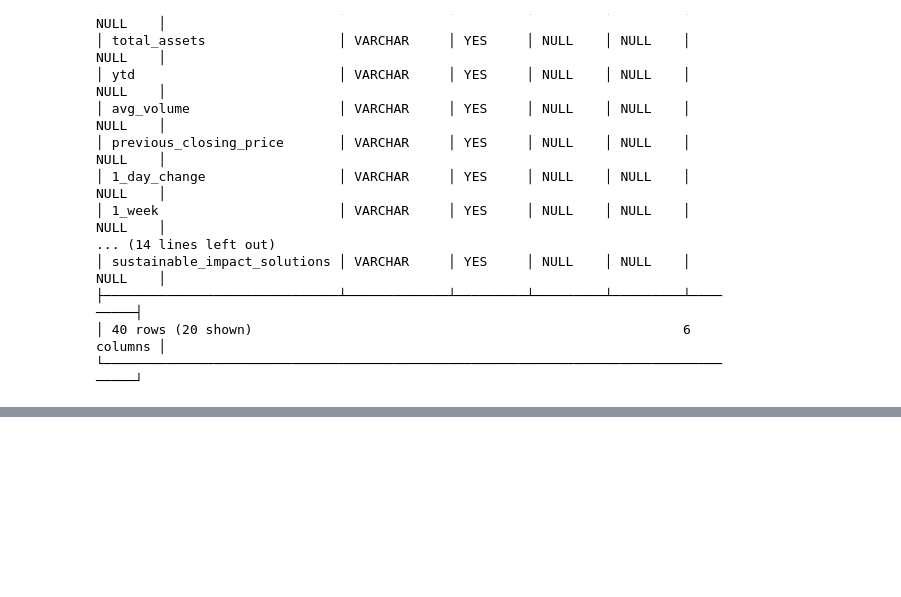
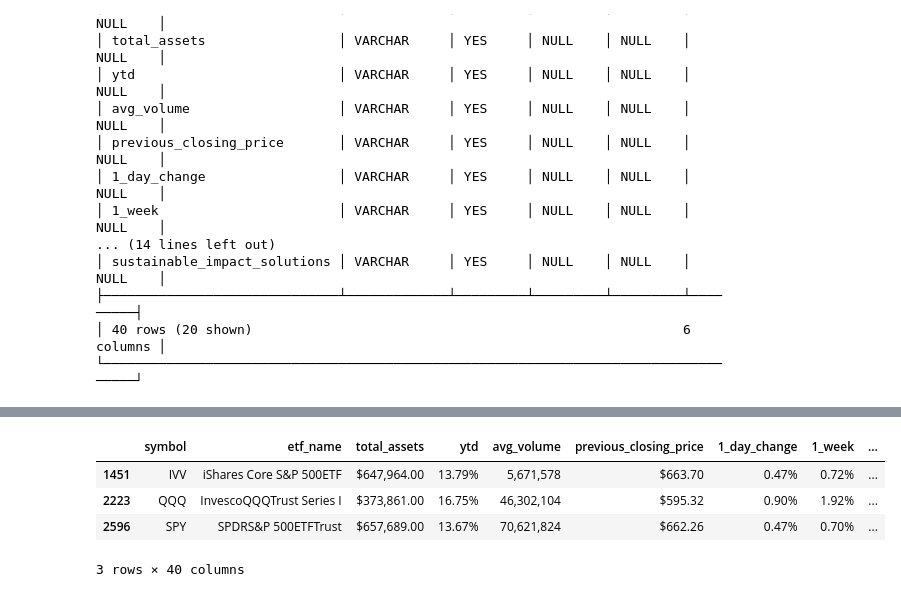
Before and after one commit to ming-berkeley/etf_repo, a Jupyter notebook: etf_duckdb.ipynb, the cells around one changed output, grey strips where cells are left out. Drawn from its saved outputs; the diff is of its cells as text; code cells hidden in the pictures; blank space fills up the shorter version.

```diff
--- a/etf_duckdb.ipynb
+++ b/etf_duckdb.ipynb
@@ -37,0 +79,8 @@ duckdb.sql("SELECT * FROM etf LIMIT 5").show()
+# %%
+df[df["symbol"].isin(['QQQ', 'SPY', 'IVV'])]
+# %% [output]
+|  | symbol | etf_name | total_assets | ytd | avg_volume | previous_closing_price | 1_day_change | 1_week | ... |
+| 1451 | IVV | iShares Core S&P 500ETF | $647,964.00 | 13.79% | 5,671,578 | $663.70 | 0.47% | 0.72% | ... |
+| 2223 | QQQ | InvescoQQQTrust Series I | $373,861.00 | 16.75% | 46,302,104 | $595.32 | 0.90% | 1.92% | ... |
+| 2596 | SPY | SPDRS&P 500ETFTrust | $657,689.00 | 13.67% | 70,621,824 | $662.26 | 0.47% | 0.70% | ... |
+3 rows × 40 columns
```
Also changed, not shown: parts of 5 cells of this notebook, 3 other files.
